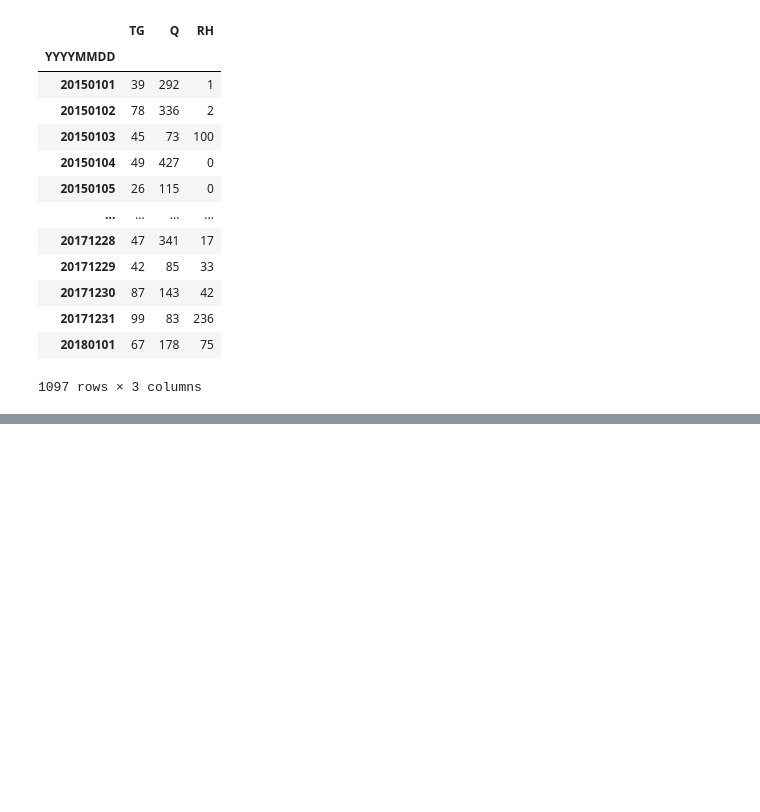
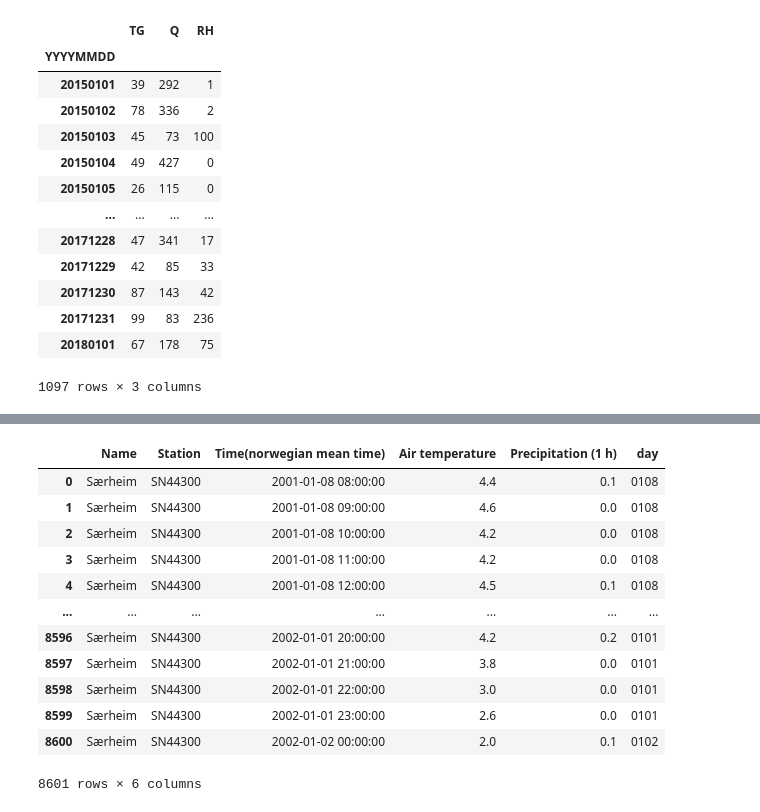
Before and after one commit to XHao1997/WUR_MOBS, a Jupyter notebook: grass and water models/data/Untitled.ipynb, the cells around one changed output, grey strips where cells are left out. Cells and saved outputs as stored; diff of their text form; code cells hidden in the pictures; blank space fills up the shorter version.

```diff
--- a/grass and water models/data/Untitled.ipynb
+++ b/grass and water models/data/Untitled.ipynb
@@ -60,0 +63,2 @@ data_weather
+# %%
+df = (df.dropna())
@@ -60,0 +89,4 @@ data_weather
+# %%
+df['Time(norwegian mean time)']=pd.to_datetime(df['Time(norwegian mean time)'],format="%d.%m.%Y %H:%M")
+# %%
+df = df.set_index('Time(norwegian mean time)')
@@ -60,0 +131,18 @@ data_weather
+# %%
+df['day'] = df['Time(norwegian mean time)'].dt.strftime('%m%d')
+# %%
+df
+# %% [output]
+|  | Name | Station | Time(norwegian mean time) | Air temperature | Precipitation (1 h) | day |
+| 0 | Særheim | SN44300 | 2001-01-08 08:00:00 | 4.4 | 0.1 | 0108 |
+| 1 | Særheim | SN44300 | 2001-01-08 09:00:00 | 4.6 | 0.0 | 0108 |
+| 2 | Særheim | SN44300 | 2001-01-08 10:00:00 | 4.2 | 0.0 | 0108 |
+| 3 | Særheim | SN44300 | 2001-01-08 11:00:00 | 4.2 | 0.0 | 0108 |
+| 4 | Særheim | SN44300 | 2001-01-08 12:00:00 | 4.5 | 0.1 | 0108 |
+| ... | ... | ... | ... | ... | ... | ... |
+| 8596 | Særheim | SN44300 | 2002-01-01 20:00:00 | 4.2 | 0.2 | 0101 |
+| 8597 | Særheim | SN44300 | 2002-01-01 21:00:00 | 3.8 | 0.0 | 0101 |
+| 8598 | Særheim | SN44300 | 2002-01-01 22:00:00 | 3.0 | 0.0 | 0101 |
+| 8599 | Særheim | SN44300 | 2002-01-01 23:00:00 | 2.6 | 0.0 | 0101 |
+| 8600 | Særheim | SN44300 | 2002-01-02 00:00:00 | 2.0 | 0.1 | 0102 |
+8601 rows × 6 columns
```
Also changed, not shown: parts of 31 cells of this notebook, 18 other files.
